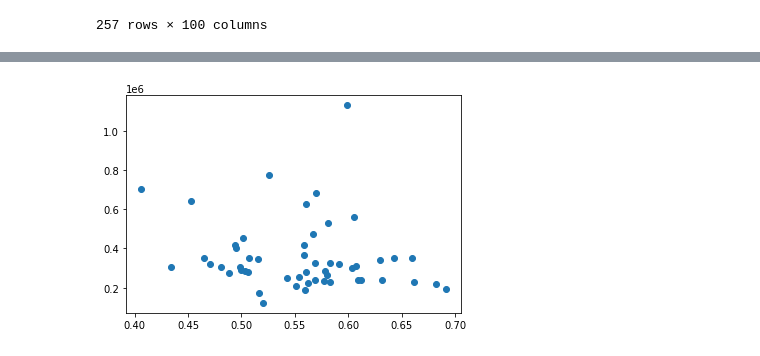
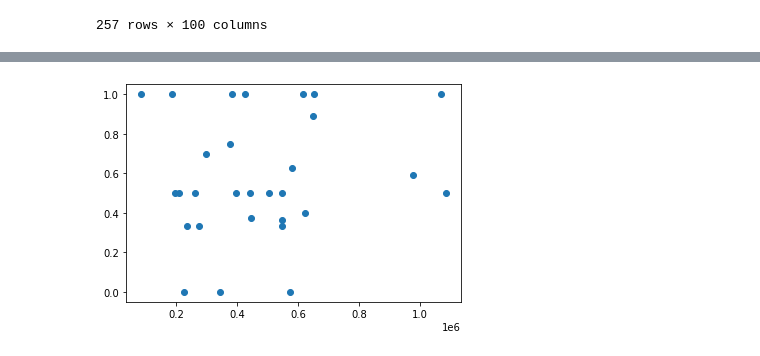
Before and after one commit to nicolelyu021/Mortgage_by_State, a Jupyter notebook: test.ipynb, the cells around one changed output, grey strips where cells are left out. Drawn from its saved outputs; the diff is of its cells as text; code cells hidden in the pictures.

```diff
--- a/test.ipynb
+++ b/test.ipynb
@@ -39,7 +42,7 @@ df.head()
 # %%
 df['approved'] = (df['action_taken'] == 1) | (df['action_taken'] == 2)
 # %%
-df = df[(df['derived_race'] == "Asian") & (df['derived_sex'] == "Joint")]
+df = df[(df['derived_race'] == selected_race) & (df['derived_sex'] == selected_sex)]
 df
 # %% [output]
 |  | activity_year | lei | derived_msa_md | state_code | county_code | census_tract | conforming_loan_limit | ... |
@@ -91,4 +86,4 @@ plot = new.plot.scatter(x='approved',y='property_value', c='DarkBlue')
 # %%
-plot2 = plt.scatter(data = new,x='approved',y='property_value')
+plot2 = plt.scatter(data = new,x='property_value',y='approved')
 # %% [output]
-[figure, old version]
+[figure, new version]
```
Also changed, not shown: parts of 5 cells of this notebook, 1 other file.
